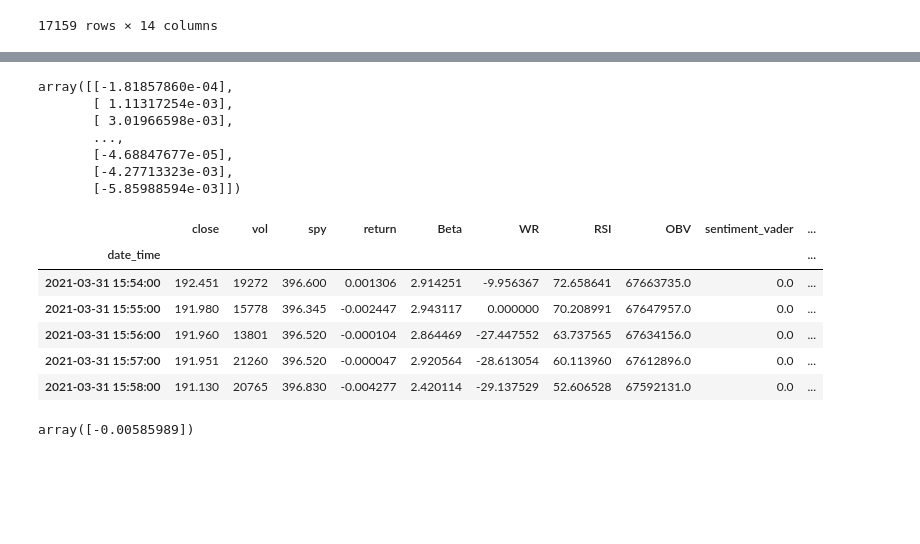
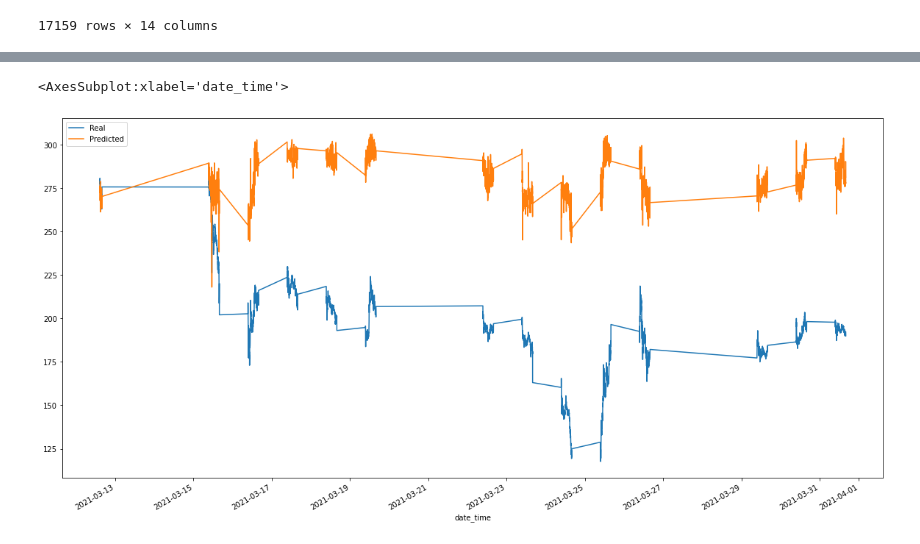
Before and after one commit to vweinblatt123/CF-Project2, a Jupyter notebook: Victor/model_training.ipynb, the cells around one changed output, grey strips where cells are left out. Cells and saved outputs as stored; diff of their text form; code cells hidden in the pictures; blank space fills up the shorter version.

```diff
--- a/Victor/model_training.ipynb
+++ b/Victor/model_training.ipynb
@@ -126,24 +112,5 @@ stocks.plot()
-# %%
-real_prices
-# %% [output]
-array([[-1.81857860e-04],
-       [ 1.11317254e-03],
-       [ 3.01966598e-03],
-       ...,
-       [-4.68847677e-05],
-       [-4.27713323e-03],
-       [-5.85988594e-03]])
-# %%
-combined_df.tail()
-# %% [output]
-|  | close | vol | spy | return | Beta | WR | RSI | OBV | sentiment_vader | ... |
-| date_time |  |  |  |  |  |  |  |  |  | ... |
-| 2021-03-31 15:54:00 | 192.451 | 19272 | 396.600 | 0.001306 | 2.914251 | -9.956367 | 72.658641 | 67663735.0 | 0.0 | ... |
-| 2021-03-31 15:55:00 | 191.980 | 15778 | 396.345 | -0.002447 | 2.943117 | 0.000000 | 70.208991 | 67647957.0 | 0.0 | ... |
-| 2021-03-31 15:56:00 | 191.960 | 13801 | 396.520 | -0.000104 | 2.864469 | -27.447552 | 63.737565 | 67634156.0 | 0.0 | ... |
-| 2021-03-31 15:57:00 | 191.951 | 21260 | 396.520 | -0.000047 | 2.920564 | -28.613054 | 60.113960 | 67612896.0 | 0.0 | ... |
-| 2021-03-31 15:58:00 | 191.130 | 20765 | 396.830 | -0.004277 | 2.420114 | -29.137529 | 52.606528 | 67592131.0 | 0.0 | ... |
-# %%
-real_prices[-1]
-# %% [output]
-array([-0.00585989])
+# %%
+output.plot(figsize = (20,10))
+# %% [output]
+<AxesSubplot:xlabel='date_time'>
+[figure, added]
```
Also changed, not shown: parts of 11 cells of this notebook.
